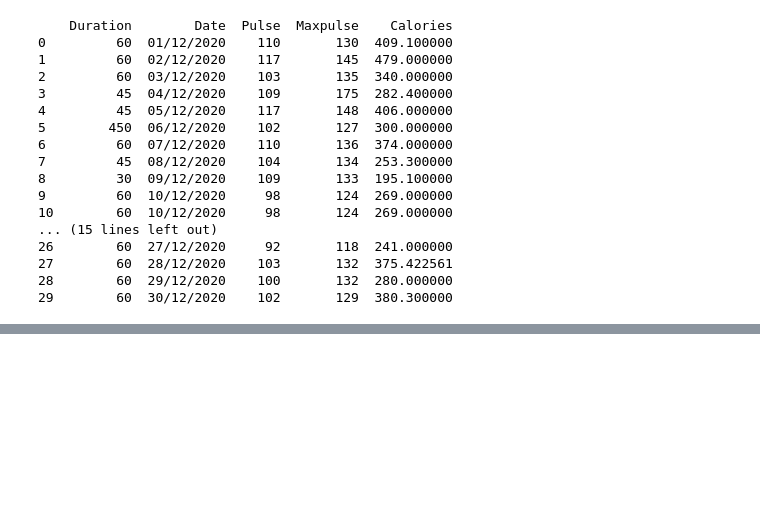
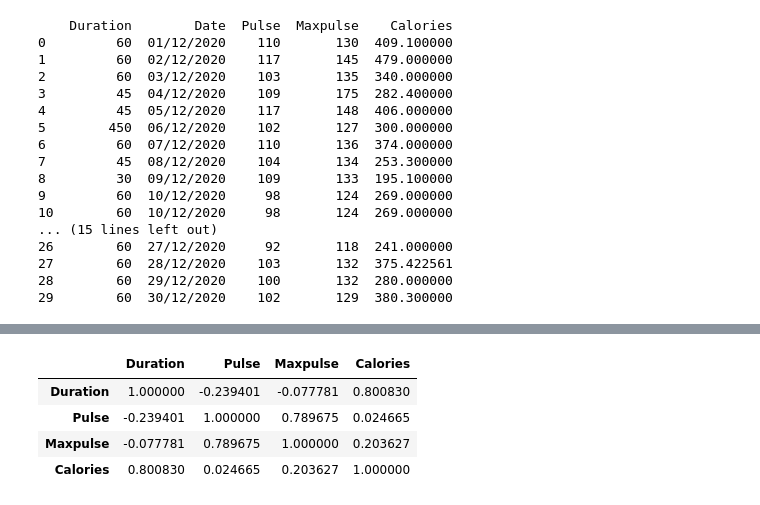
Before and after one commit to jimmymadon/VSCodeEMN_2022_11_Practicals, a Jupyter notebook: 07_pandas/03_pandas_tutorial.ipynb, the cells around one changed output, grey strips where cells are left out. Drawn from its saved outputs; the diff is of its cells as text; code cells hidden in the pictures; blank space fills up the shorter version.

```diff
--- a/07_pandas/03_pandas_tutorial.ipynb
+++ b/07_pandas/03_pandas_tutorial.ipynb
@@ -129,0 +197,8 @@ print(workouts_dataframe.head(30))
+# %%
+workouts_dataframe.corr()
+# %% [output]
+|  | Duration | Pulse | Maxpulse | Calories |
+| Duration | 1.000000 | -0.239401 | -0.077781 | 0.800830 |
+| Pulse | -0.239401 | 1.000000 | 0.789675 | 0.024665 |
+| Maxpulse | -0.077781 | 0.789675 | 1.000000 | 0.203627 |
+| Calories | 0.800830 | 0.024665 | 0.203627 | 1.000000 |
```
Also changed, not shown: parts of 5 cells of this notebook.
